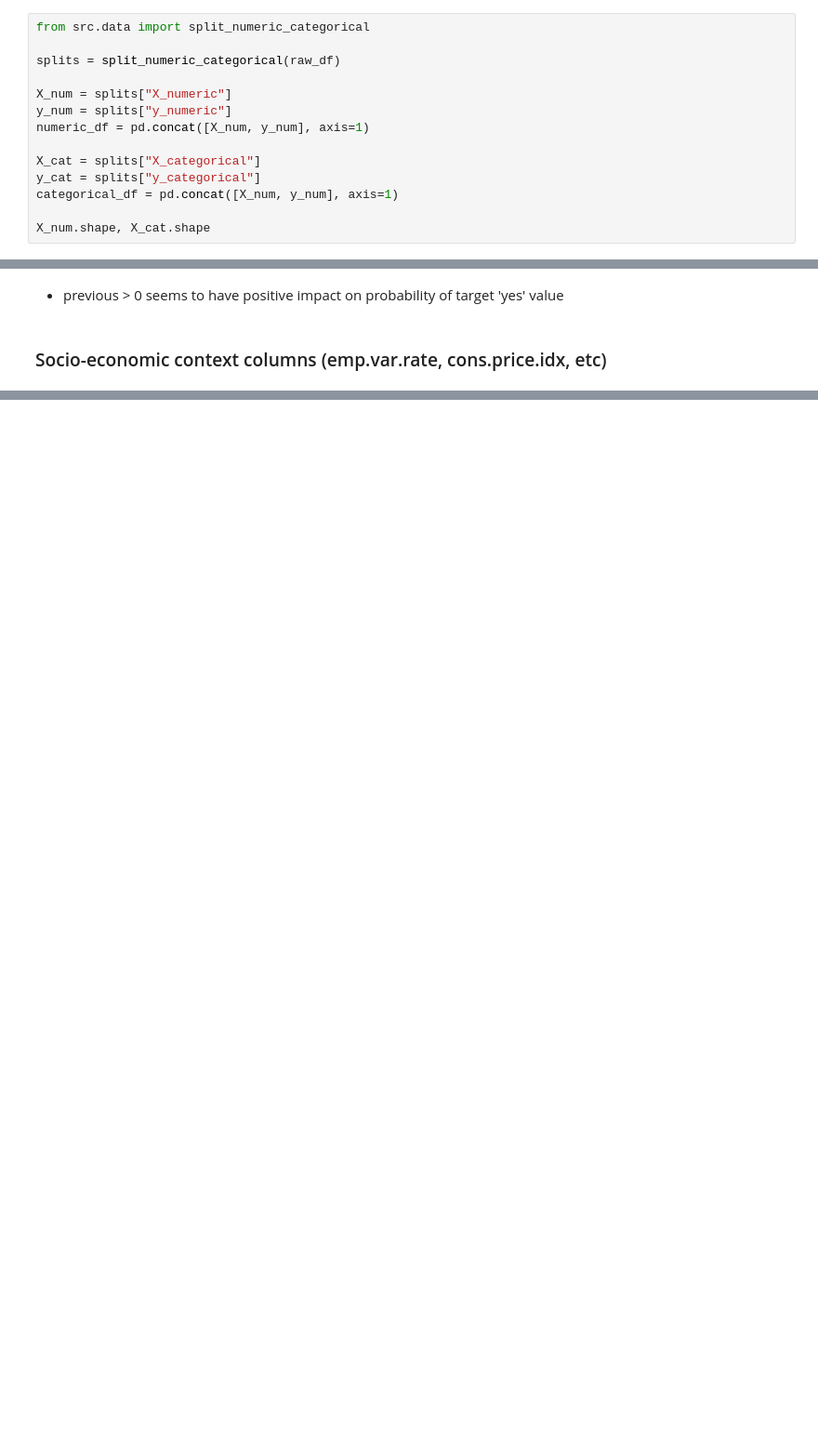
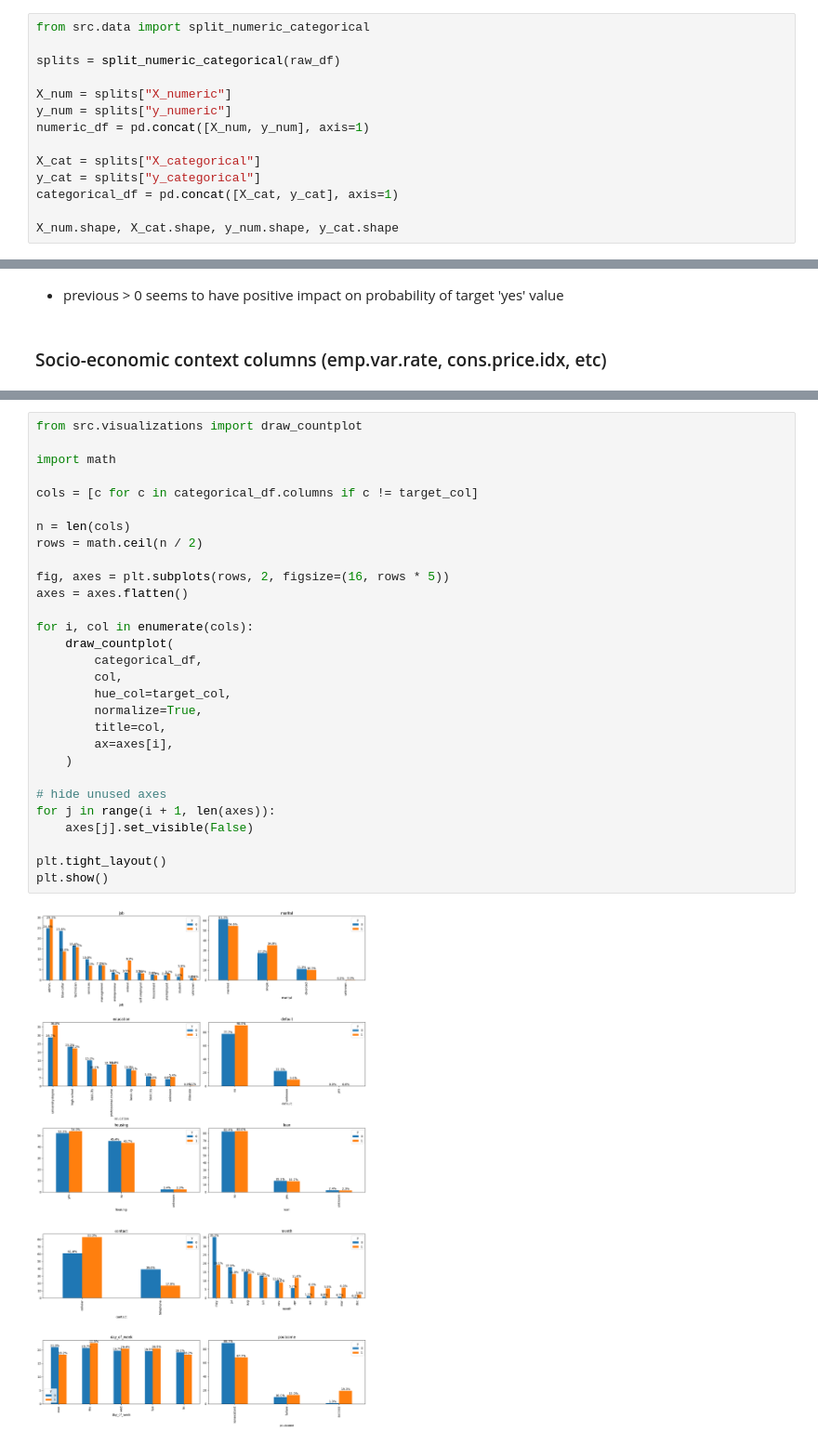
Before and after one commit to Maxstef/ml-bank-additional-project, a Jupyter notebook: notebooks/01_eda.ipynb, the cells around one changed output, grey strips where cells are left out. Shown at 93% size. Drawn from its saved outputs; the diff is of its cells as text; blank space fills up the shorter version.

Commit message:
EDA of categorical columns and general improvements

```diff
--- a/notebooks/01_eda.ipynb
+++ b/notebooks/01_eda.ipynb
@@ -116,7 +116,7 @@ numeric_df = pd.concat([X_num, y_num], axis=1)
 
 X_cat = splits["X_categorical"]
 y_cat = splits["y_categorical"]
-categorical_df = pd.concat([X_num, y_num], axis=1)
+categorical_df = pd.concat([X_cat, y_cat], axis=1)
 
-X_num.shape, X_cat.shape
+X_num.shape, X_cat.shape, y_num.shape, y_cat.shape
 # %% [output]
@@ -309,0 +341,31 @@ for col in cols:
+# %%
+from src.visualizations import draw_countplot
+
+import math
+
+cols = [c for c in categorical_df.columns if c != target_col]
+
+n = len(cols)
+rows = math.ceil(n / 2)
+
+fig, axes = plt.subplots(rows, 2, figsize=(16, rows * 5))
+axes = axes.flatten()
+
+for i, col in enumerate(cols):
+    draw_countplot(
+        categorical_df,
+        col,
+        hue_col=target_col,
+        normalize=True,
+        title=col,
+        ax=axes[i],
+    )
+
+# hide unused axes
+for j in range(i + 1, len(axes)):
+    axes[j].set_visible(False)
+
+plt.tight_layout()
+plt.show()
+# %% [output]
+[figure, added]
```
Also changed, not shown: parts of 42 cells of this notebook, 4 other files.
